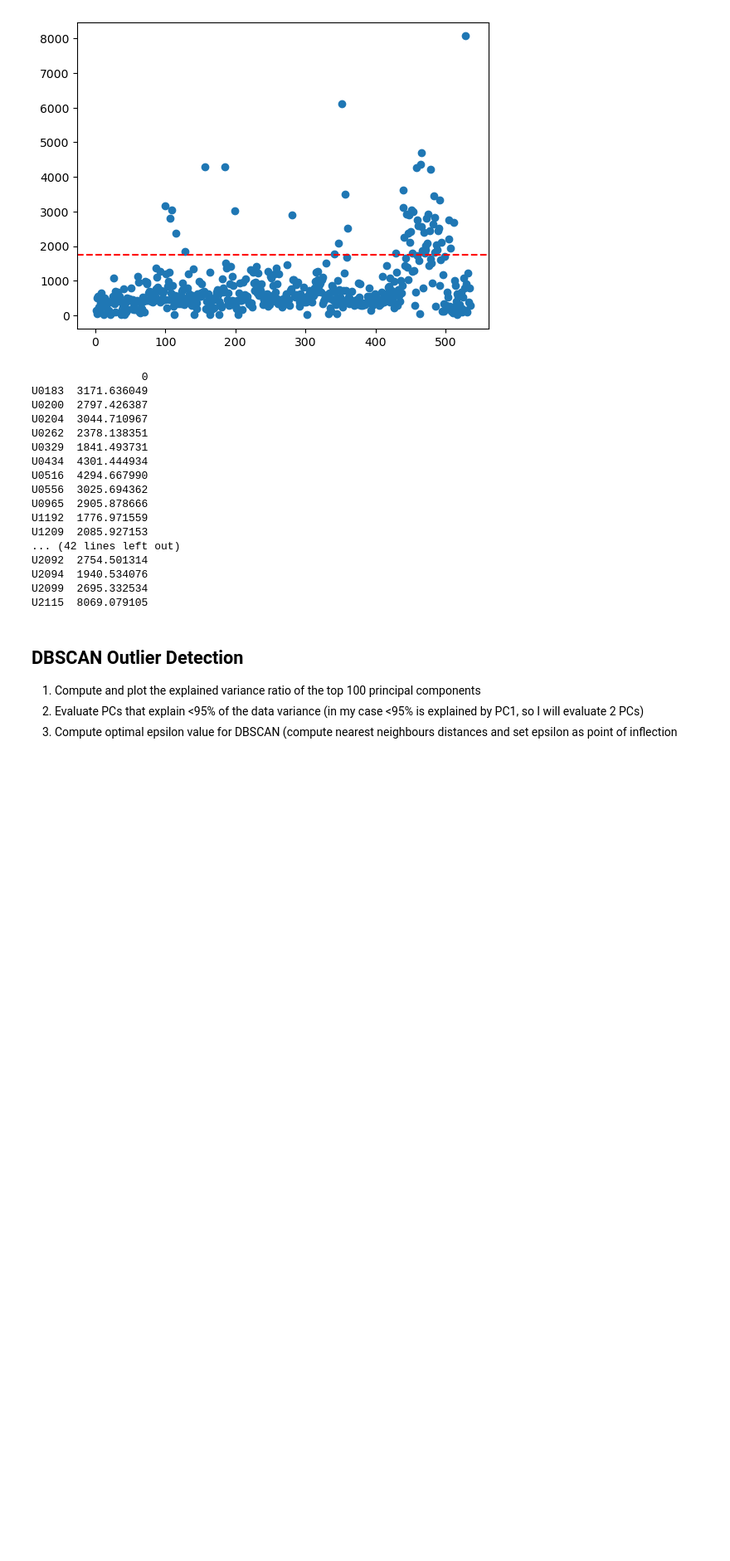
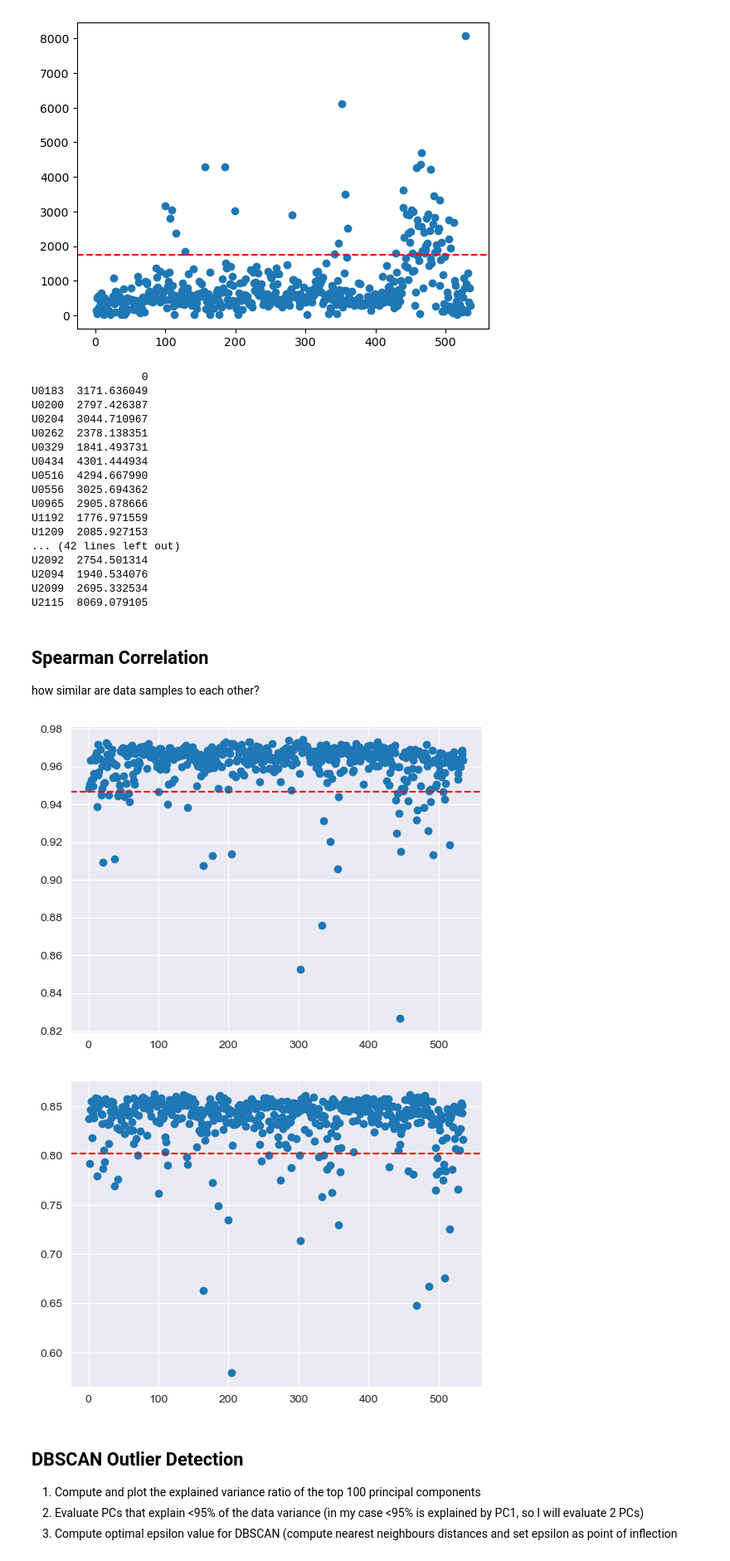
Before and after one commit to BermanLaboratory/TransposableElements, a Jupyter notebook: Preprocessing/PreprocessingMain.ipynb, the cells around one changed output. Shown at 83% size. Cells and saved outputs as stored; diff of their text form; code cells hidden in the pictures; blank space fills up the shorter version.

Commit message:
Adding Spearman Correlation

```diff
--- a/Preprocessing/PreprocessingMain.ipynb
+++ b/Preprocessing/PreprocessingMain.ipynb
@@ -136,6 +136,30 @@ U2092  2754.501314
 U2094  1940.534076
 U2099  2695.332534
 U2115  8069.079105
+# %% [markdown]
+## Spearman Correlation
+
+how similar are data samples to each other?
+# %%
+import seaborn as sns
+from Funcs.PlotSpearman import plotSpearman
+
+TEspearman = TE.corr(method='spearman')
+TEspearmanmean = TEspearman.mean(axis='rows')
+plotSpearman(TEspearmanmean)
+
+#sns.heatmap(TEspearman, annot = True)
+#plt.savefig('~/Desktop/UROMOL-TE/Plots/TESpearmanCorr.png')
+#
+Genespearman = Gene.corr(method='spearman')
+Genespearmanmean = Genespearman.mean(axis='rows')
+plotSpearman(Genespearmanmean)
+
+#sns.heatmap(Genespearman, annot = True)
+#plt.savefig('~/Desktop/UROMOL-TE/Plots/GeneSpearmanCorr.png')
+# %% [output]
+[figure, added]
+[figure, added]
 # %% [markdown]
 ## DBSCAN Outlier Detection
 
```
Also changed, not shown: 1 other file.
